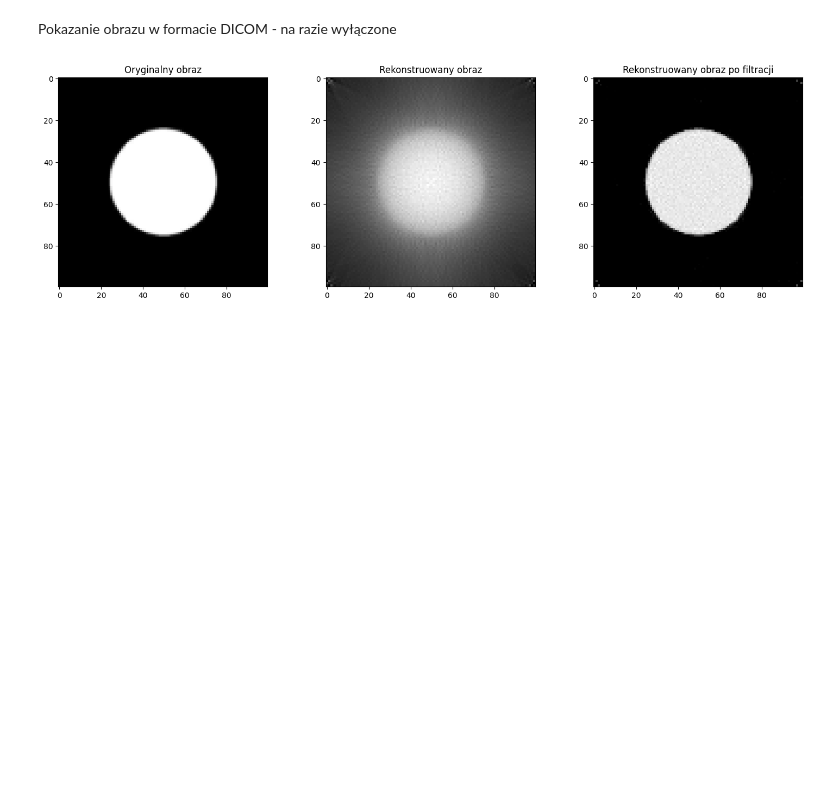
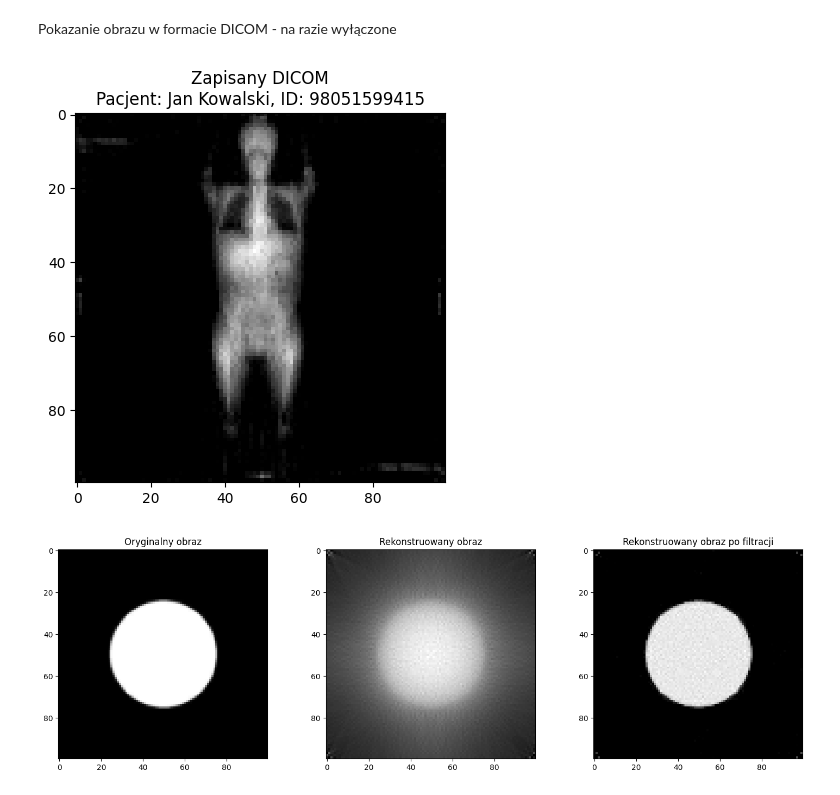
Before and after one commit to KrzysztofZaporowski/Informatyka-w-medycynie, a Jupyter notebook: tomograf/main.ipynb, the cells around one changed output. Cells and saved outputs as stored; diff of their text form; code cells hidden in the pictures; blank space fills up the shorter version.

```diff
--- a/tomograf/main.ipynb
+++ b/tomograf/main.ipynb
@@ -115,10 +115,12 @@ Pokazanie obrazu w formacie DICOM - na razie wyłączone
 # %%
 dane_pacjenta = ("Jan", "Kowalski", "98051599415")
 data_badania = datetime.datetime.now().strftime("%Y-%m-%d %H:%M:%S")
 nazwa_pliku = f"dicom/rekonstrukcja_{dane_pacjenta[0]}_{dane_pacjenta[1]}_{data_badania.replace(':', '-')}.dcm"
 komentarz = "Rekonstrukcja tomograficzna z filtrowaniem"
 
-# save_dicom.zapisz_dicom(rekonstruowany_obraz_filtrowany, nazwa_pliku, dane_pacjenta, data_badania, komentarz)
+save_dicom.zapisz_dicom(rekonstruowany_obraz_filtrowany, nazwa_pliku, dane_pacjenta, data_badania, komentarz)
+# %% [output]
+[figure, added]
 # %%
 files = [f for f in os.listdir('./tomograf-obrazy/') if f.endswith('.jpg')]
 
```
